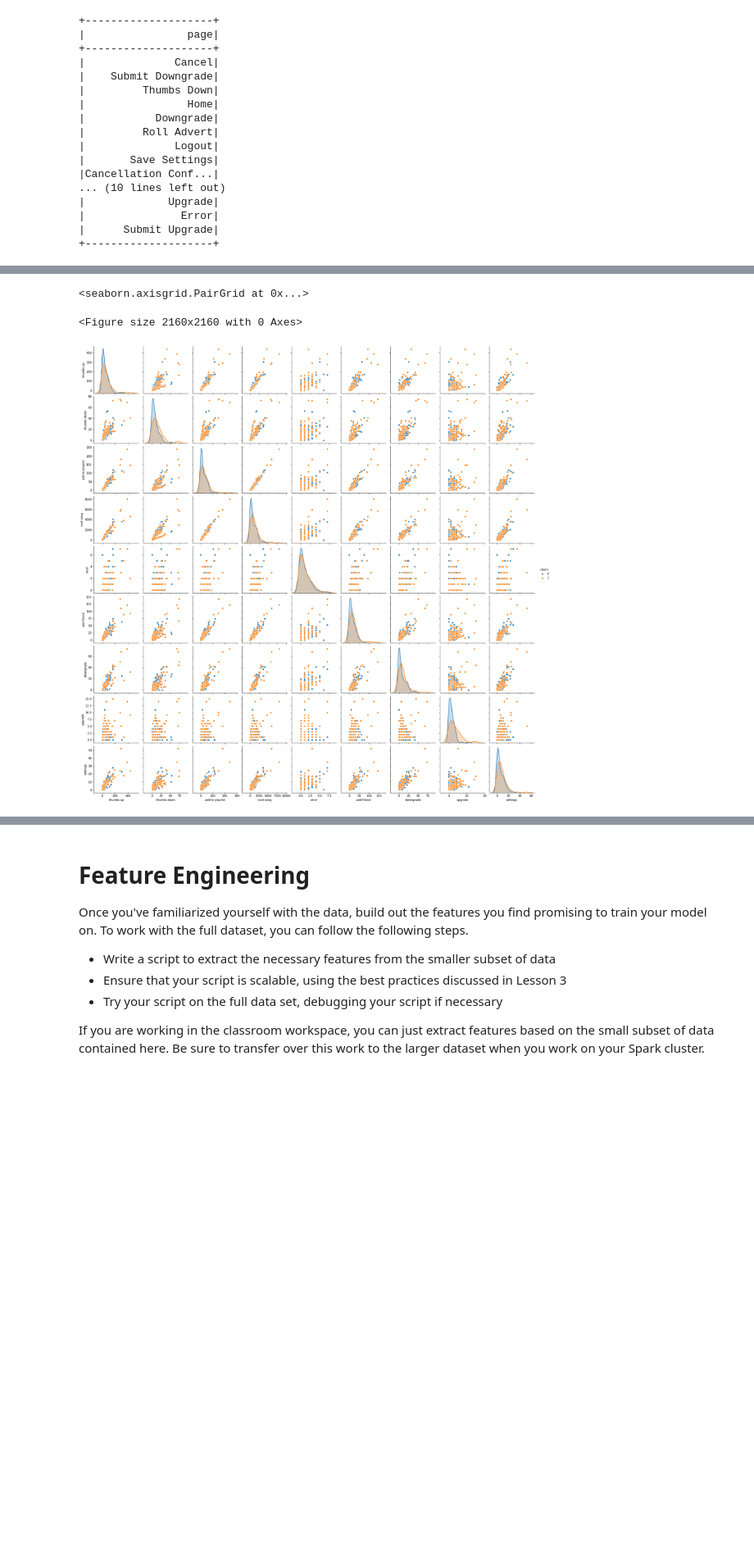
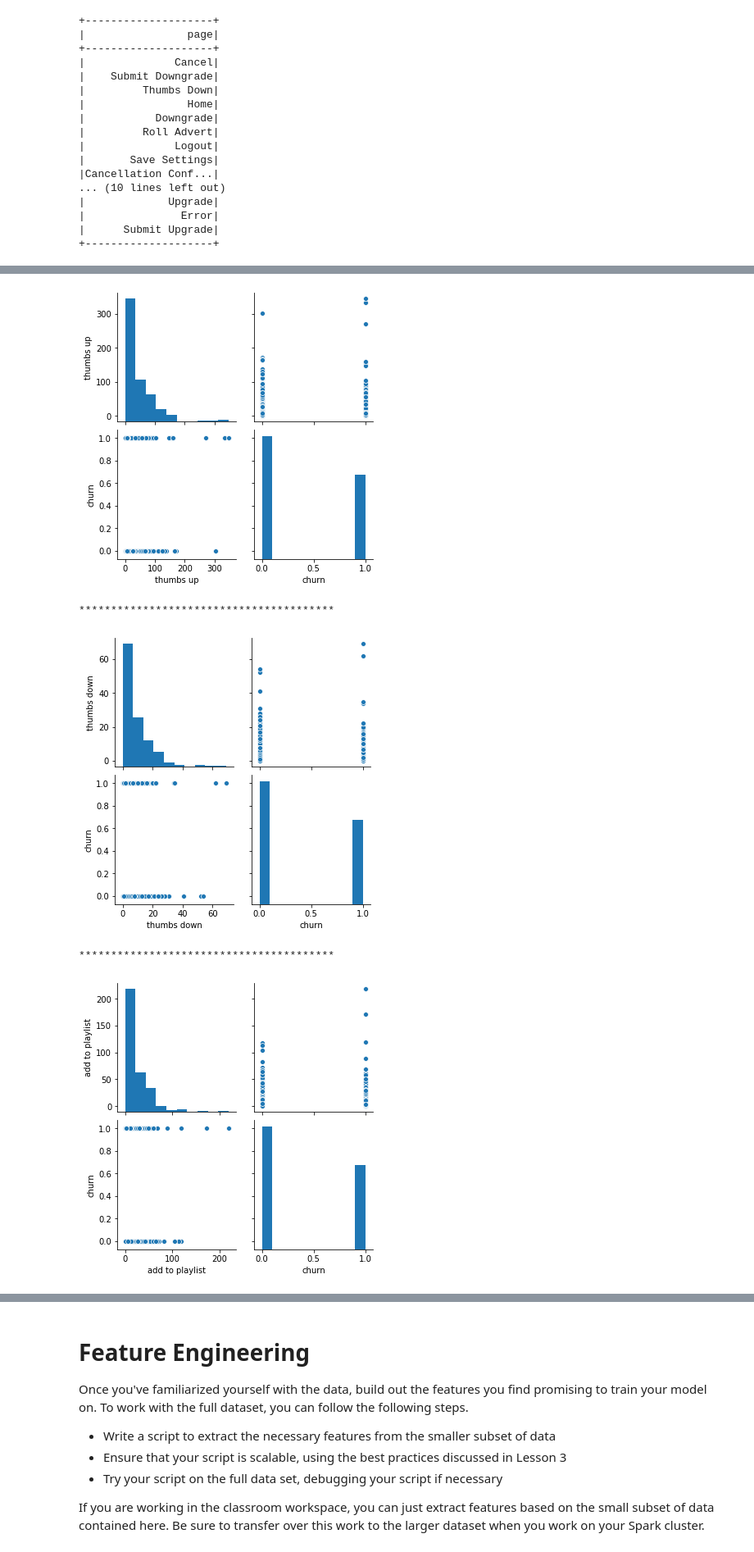
Before and after one commit to danpeczek/sparkify-capstone-project, a Jupyter notebook: Sparkify.ipynb, the cells around one changed output, grey strips where cells are left out. Shown at 82% size. Drawn from its saved outputs; the diff is of its cells as text; code cells hidden in the pictures; blank space fills up the shorter version.

```diff
--- a/Sparkify.ipynb
+++ b/Sparkify.ipynb
@@ -302,0 +273,6 @@ def createUserDataset(user_ids, churnValue):
+# %%
+def takeUserDowngradeTimestamp(churned_user_id):
+    timestamp = df.select('ts').where((df.userId == churned_user_id) & (df.page == "Submit Downgrade")).dropDuplicates().collect()
+    if len(timestamp) == 0:
+        return 0
+    return timestamp[0].ts
@@ -324,7 +339,12 @@ users_df.head()
-# %%
-plt.figure(figsize=(30,30))
-sns.pairplot(users_df, hue="churn")
-# %% [output]
-<seaborn.axisgrid.PairGrid at 0x...>
-<Figure size 2160x2160 with 0 Axes>
-[figure, removed]
+# %%
+columns = ['thumbs up','thumbs down','add to playlist','next song','error','add friend','downgrade','upgrade','settings']
+for column in columns:
+    sns.pairplot(users_df, vars=[column,"churn"])
+    plt.show()
+    print("****************************************")
+# %% [output]
+[figure, added]
+****************************************
+[figure, added]
+****************************************
+[figure, added]
```
Also changed, not shown: parts of 7 cells of this notebook.
